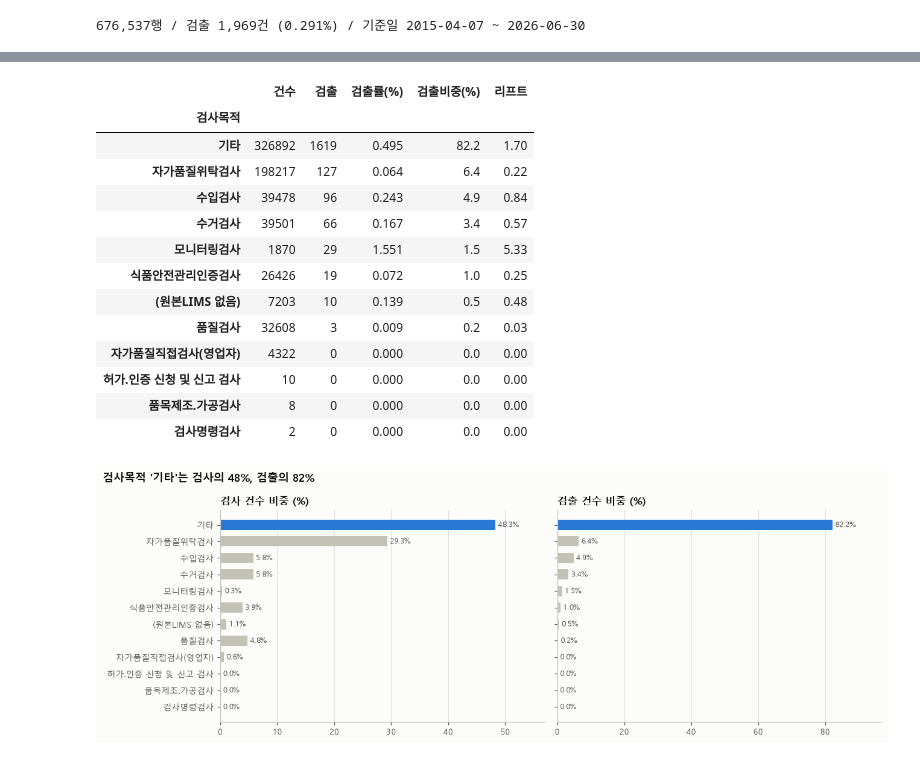
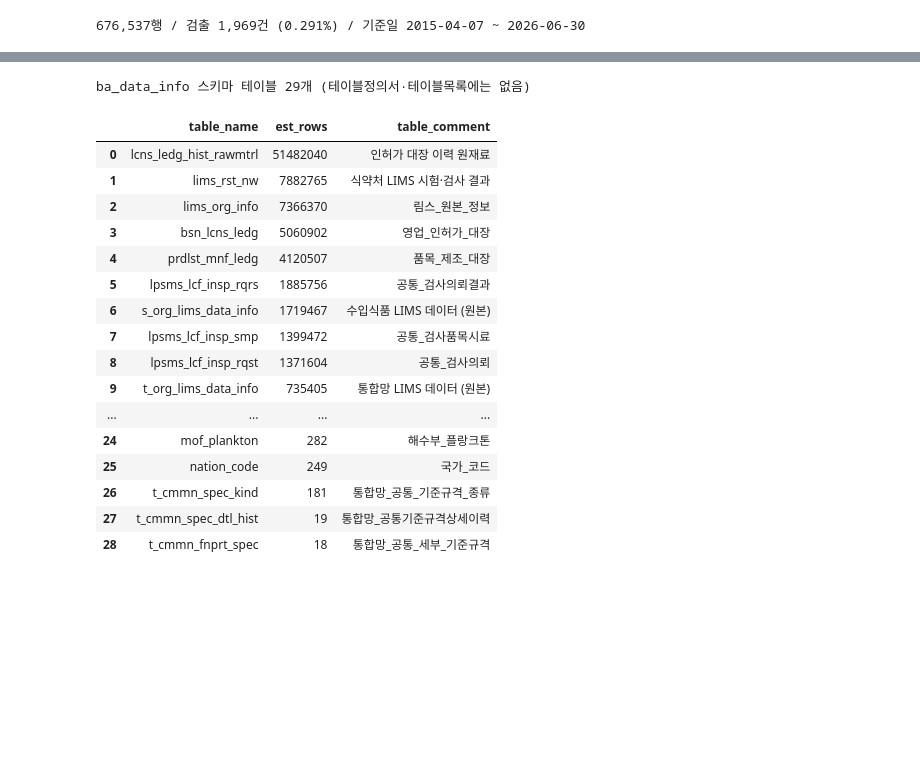
Before and after one commit to cjsdudwls1/listeria2026, a Jupyter notebook: 리스테리아ML/notebook/2.ipynb, the cells around one changed output, grey strips where cells are left out. Saved outputs shown, nothing was run; the diff lists cells and outputs as text; code cells hidden in the pictures; blank space fills up the shorter version.

```diff
--- a/리스테리아ML/notebook/2.ipynb
+++ b/리스테리아ML/notebook/2.ipynb
@@ -356,29 +588,40 @@ col_dict
 # %%
-t = rate_by(dfx, '검사목적')
-display(t)
+# [1-2] ⑤ 정의서 밖 스키마(ba_data_info)의 후보 테이블 — 크기·인덱스는 카탈로그 조회, 컬럼은 ①의 목록에서
+SQL_CAND = '''
+SELECT c.relname AS table_name, pg_size_pretty(pg_total_relation_size(c.oid)) AS total_size,
+       GREATEST(c.reltuples, 0)::bigint AS est_rows, obj_description(c.oid, 'pg_class') AS table_comment,
+       (SELECT string_agg(i.indexdef, ' / ') FROM pg_indexes i WHERE i.schemaname = n.nspname AND i.tablename = c.relname) AS indexes
+FROM pg_class c
+JOIN pg_namespace n ON n.oid = c.relnamespace
+WHERE n.nspname = 'ba_data_info'
+  AND c.relname IN ('lcns_ledg_hist_rawmtrl', 'mnf_step_exam', 'distb_step_exam', 't_cmmn_spec', 'prdlst_mnf_ledg')
+ORDER BY pg_total_relation_size(c.oid) DESC
+'''
+bi = tables[tables['schema'] == 'ba_data_info'][['table_name', 'est_rows', 'table_comment']].sort_values('est_rows', ascending=False)
+print(f"ba_data_info 스키마 테이블 {len(bi)}개 (테이블정의서·테이블목록에는 없음)")
+display(bi.reset_index(drop=True))
 
-fig, axes = plt.subplots(1, 2, figsize=(12, 4.2), sharey=True)
-t2 = t.sort_values('검출', ascending=False)
-lab = t2.index.tolist()
-hi = [C1 if k == '기타' else GRAY for k in lab]
-barh(axes[0], lab, (t2['건수'] / N * 100).round(1).tolist(), '검사 건수 비중 (%)', fmt='{:.1f}%', colors=hi)
-barh(axes[1], lab, t2['검출비중(%)'].tolist(), '검출 건수 비중 (%)', fmt='{:.1f}%', colors=hi)
-fig.suptitle("검사목적 '기타'는 검사의 48%, 검출의 82%", x=0.01, ha='left', fontsize=12, fontweight='bold')
-plt.tight_layout()
-plt.show()
+cand = db_or_csv('explore_candidates', SQL_CAND)
+cc = cols_db[(cols_db['schema'] == 'ba_data_info') & cols_db['table_name'].isin(cand['table_name'])].copy()
+cc['컬럼(설명)'] = cc['column_name'] + '(' + cc['column_comment'].fillna('-') + ')'
+cand['컬럼(설명)'] = cand['table_name'].map(cc.groupby('table_name')['컬럼(설명)'].agg(', '.join))
+cand
 # %% [output]
+ba_data_info 스키마 테이블 29개 (테이블정의서·테이블목록에는 없음)
-|  | 건수 | 검출 | 검출률(%) | 검출비중(%) | 리프트 |
-| 검사목적 |  |  |  |  |  |
-| 기타 | 326892 | 1619 | 0.495 | 82.2 | 1.70 |
-| 자가품질위탁검사 | 198217 | 127 | 0.064 | 6.4 | 0.22 |
-| 수입검사 | 39478 | 96 | 0.243 | 4.9 | 0.84 |
-| 수거검사 | 39501 | 66 | 0.167 | 3.4 | 0.57 |
-| 모니터링검사 | 1870 | 29 | 1.551 | 1.5 | 5.33 |
-| 식품안전관리인증검사 | 26426 | 19 | 0.072 | 1.0 | 0.25 |
-| (원본LIMS 없음) | 7203 | 10 | 0.139 | 0.5 | 0.48 |
-| 품질검사 | 32608 | 3 | 0.009 | 0.2 | 0.03 |
-| 자가품질직접검사(영업자) | 4322 | 0 | 0.000 | 0.0 | 0.00 |
-| 허가.인증 신청 및 신고 검사 | 10 | 0 | 0.000 | 0.0 | 0.00 |
-| 품목제조.가공검사 | 8 | 0 | 0.000 | 0.0 | 0.00 |
-| 검사명령검사 | 2 | 0 | 0.000 | 0.0 | 0.00 |
+|  | table_name | est_rows | table_comment |
+| 0 | lcns_ledg_hist_rawmtrl | 51482040 | 인허가 대장 이력 원재료 |
+| 1 | lims_rst_nw | 7882765 | 식약처 LIMS 시험·검사 결과 |
+| 2 | lims_org_info | 7366370 | 림스_원본_정보 |
+| 3 | bsn_lcns_ledg | 5060902 | 영업_인허가_대장 |
+| 4 | prdlst_mnf_ledg | 4120507 | 품목_제조_대장 |
+| 5 | lpsms_lcf_insp_rqrs | 1885756 | 공통_검사의뢰결과 |
+| 6 | s_org_lims_data_info | 1719467 | 수입식품 LIMS 데이터 (원본) |
+| 7 | lpsms_lcf_insp_smp | 1399472 | 공통_검사품목시료 |
+| 8 | lpsms_lcf_insp_rqst | 1371604 | 공통_검사의뢰 |
+| 9 | t_org_lims_data_info | 735405 | 통합망 LIMS 데이터 (원본) |
+| ... | ... | ... | ... |
+| 24 | mof_plankton | 282 | 해수부_플랑크톤 |
+| 25 | nation_code | 249 | 국가_코드 |
+| 26 | t_cmmn_spec_kind | 181 | 통합망_공통_기준규격_종류 |
+| 27 | t_cmmn_spec_dtl_hist | 19 | 통합망_공통기준규격상세이력 |
+| 28 | t_cmmn_fnprt_spec | 18 | 통합망_공통_세부_기준규격 |
-[figure, removed]
```
Also changed, not shown: parts of 179 cells of this notebook, 8 other files.
